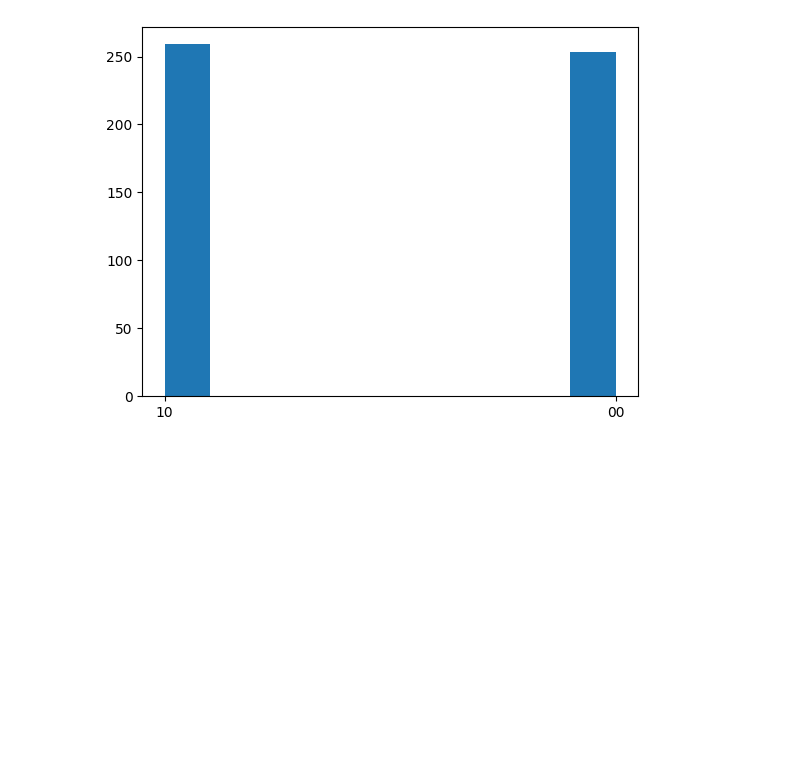
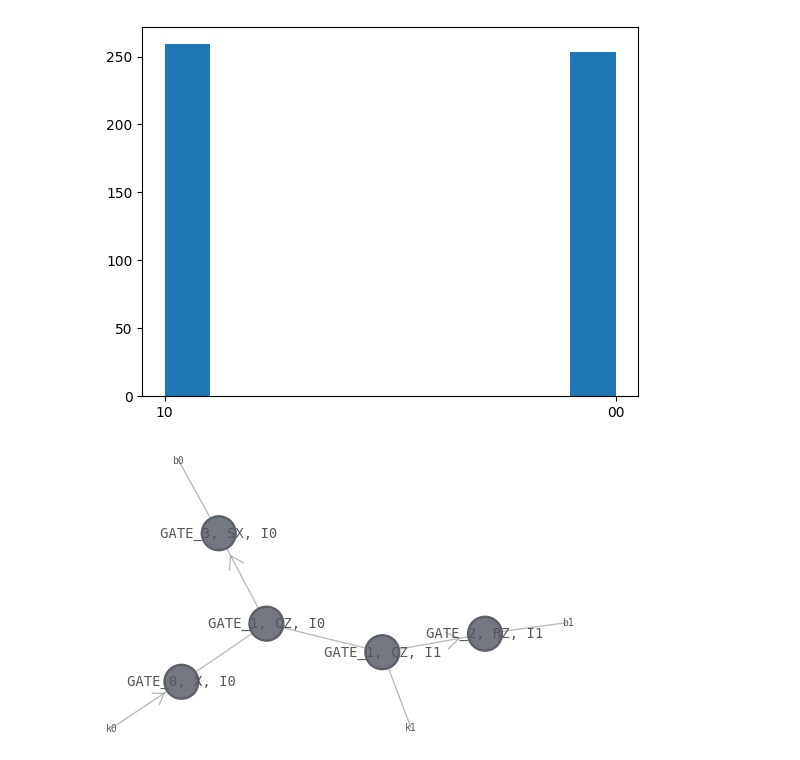
Before and after one commit to Ushakrhmn/Quantum-neutrino-Amol-Basu, a Jupyter notebook: tensor_example.ipynb, the cells around one changed output. Saved outputs shown, nothing was run; the diff lists cells and outputs as text; code cells hidden in the pictures; blank space fills up the shorter version.

```diff
--- a/tensor_example.ipynb
+++ b/tensor_example.ipynb
@@ -73,3 +76,7 @@ plt.hist(samples)
  array([0. , 0.1, 0.2, 0.3, 0.4, 0.5, 0.6, 0.7, 0.8, 0.9, 1. ]),
  <BarContainer object of 10 artists>)
 [figure]
+# %%
+circ.uni.draw()
+# %% [output]
+[figure, added]
```
Also changed, not shown: parts of 4 cells of this notebook.
